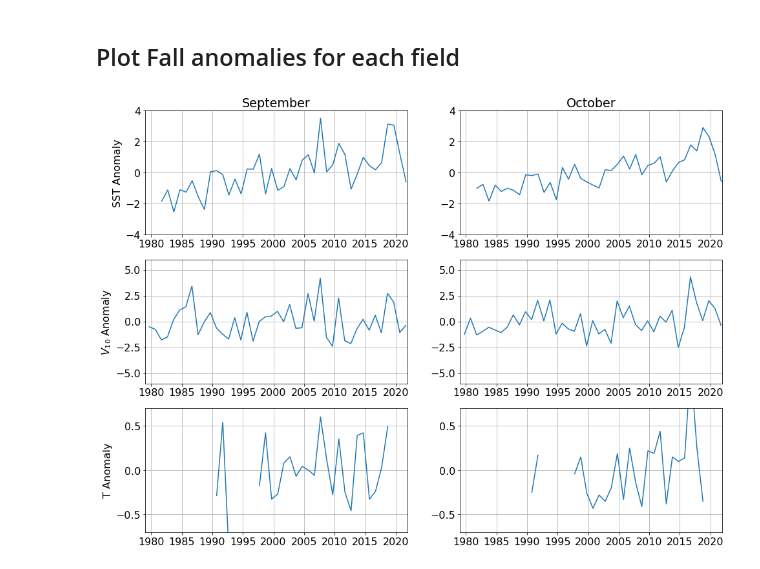
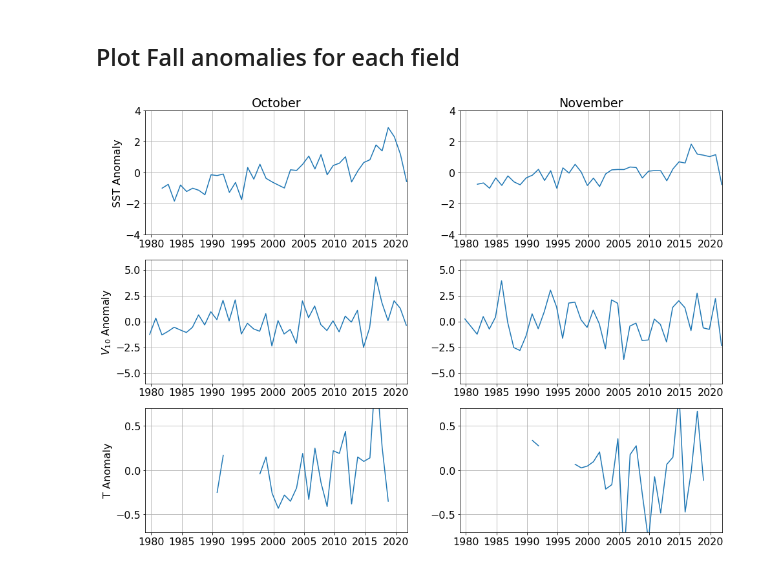
Before and after one commit to marionalberty/Chukchi_heatbudgets, a Jupyter notebook: notebooks/Bering_windTransportFeedback_Obs.ipynb, the cells around one changed output. Saved outputs shown, nothing was run; the diff lists cells and outputs as text; code cells hidden in the pictures.

```diff
--- a/notebooks/Bering_windTransportFeedback_Obs.ipynb
+++ b/notebooks/Bering_windTransportFeedback_Obs.ipynb
@@ -247,0 +257,4 @@ T = DS_T
+# %%
+# Winds
+# Extract
+v10 = DS_v10.sel(lon=slice(lon_v10[0],lon_v10[1]),lat=slice(lat_v10[0],lat_v10[1]))
@@ -279,13 +316,13 @@ tn = v10.time.values[-1]
 # %%
 fig, ((ax0, ax1), (ax2, ax3), (ax4, ax5)) = plt.subplots(3, 2, figsize=(16,12))
 
-# September
-im = 9
+# October
+im = 10
 # SST
 x = sst['time'].sel(time=sst.time.dt.month.isin(im))
 y = sst['anom'].sel(time=sst.time.dt.month.isin(im))
 ax0.plot(x,y)
-ax0.set_title('September')
+ax0.set_title('October')
 ax0.set_ylabel('SST Anomaly')
 ax0.set_ylim(-4,4)
 ax0.set_xlim(t0,tn)
@@ -308,34 +345,34 @@ ax4.set_ylabel('T Anomaly')
 ax4.set_ylim(-0.7,0.7)
 ax4.set_xlim(t0,tn)
 ax4.grid()
 
-# October
-im = 10
+# November
+im = 11
 # SST
 x = sst['time'].sel(time=sst.time.dt.month.isin(im))
 y = sst['anom'].sel(time=sst.time.dt.month.isin(im))
 ax1.plot(x,y)
-ax1.set_title('October')
+ax1.set_title('November')
 ax1.set_ylim(-4,4)
 ax1.set_xlim(t0,tn)
 ax1.grid()
 
 # Winds
 x = v10['time'].sel(time=v10.time.dt.month.isin(im))
 y = v10['anom'].sel(time=v10.time.dt.month.isin(im))
 ax3.plot(x,y)
 ax3.set_ylim(-6,6)
 ax3.set_xlim(t0,tn)
 ax3.grid()
 
 # Transport
 x = T['time'].sel(time=T.time.dt.month.isin(im)).astype("datetime64[ns]")
 y = T['anom'].sel(time=T.time.dt.month.isin(im))
 ax5.plot(x,y)
 ax5.set_ylim(-0.7,0.7)
 ax5.set_xlim(t0,tn)
 ax5.grid()
 
 plt.show()
 # %% [output]
-[figure, old version]
+[figure, new version]
```
Also changed, not shown: parts of 11 cells of this notebook.
